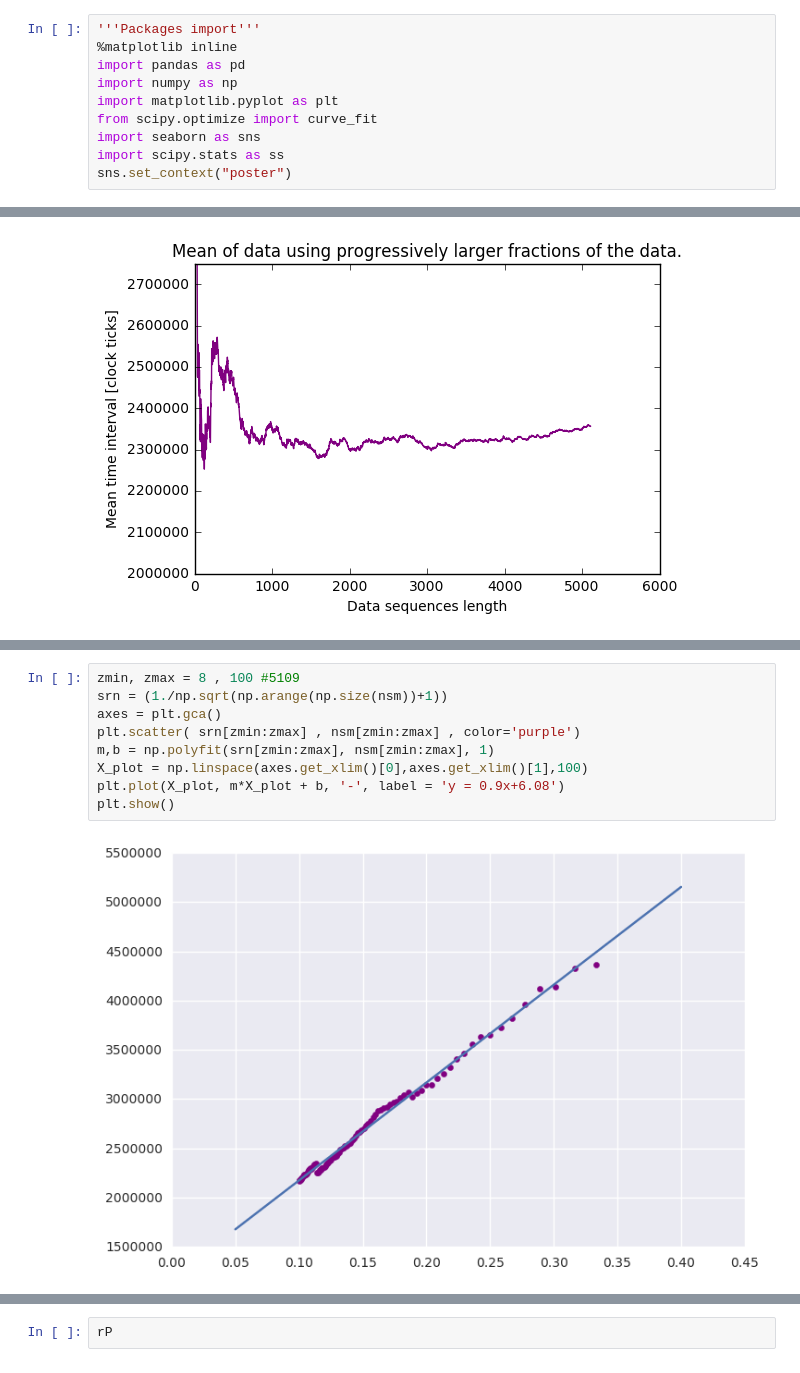
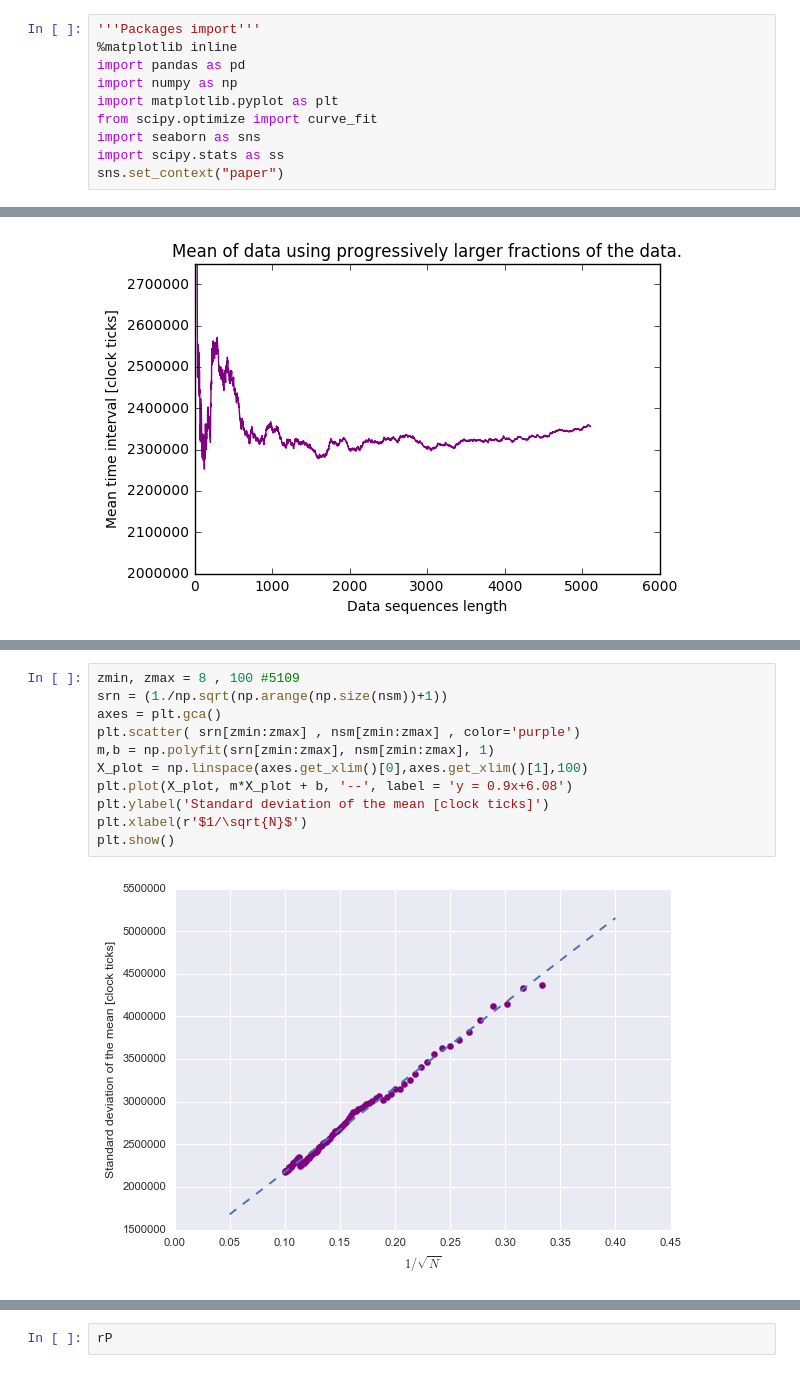
Before and after one commit to pymilo/notebooks, a Jupyter notebook: Photomultiplier.ipynb, the cells around one changed output, grey strips where cells are left out. Cells and saved outputs as stored; diff of their text form.

```diff
--- a/Photomultiplier.ipynb
+++ b/Photomultiplier.ipynb
@@ -40,7 +40,7 @@ import matplotlib.pyplot as plt
 from scipy.optimize import curve_fit
 import seaborn as sns
 import scipy.stats as ss
-sns.set_context("poster")
+sns.set_context("paper")
 # %% [markdown]
 ## Exploring the obtained data
 # %%
@@ -235,13 +222,15 @@ plt.ylabel('Standard deviation of the mean [clock ticks]')
 # %%
 zmin, zmax = 8 , 100 #5109
 srn = (1./np.sqrt(np.arange(np.size(nsm))+1))
 axes = plt.gca()
 plt.scatter( srn[zmin:zmax] , nsm[zmin:zmax] , color='purple')
 m,b = np.polyfit(srn[zmin:zmax], nsm[zmin:zmax], 1)
 X_plot = np.linspace(axes.get_xlim()[0],axes.get_xlim()[1],100)
-plt.plot(X_plot, m*X_plot + b, '-', label = 'y = 0.9x+6.08')
+plt.plot(X_plot, m*X_plot + b, '--', label = 'y = 0.9x+6.08')
+plt.ylabel('Standard deviation of the mean [clock ticks]')
+plt.xlabel(r'$1/\sqrt{N}$')
 plt.show()
 # %% [output]
-[figure, old version]
+[figure, new version]
 # %%
 m,b
```
Also changed, not shown: parts of 10 cells of this notebook.
